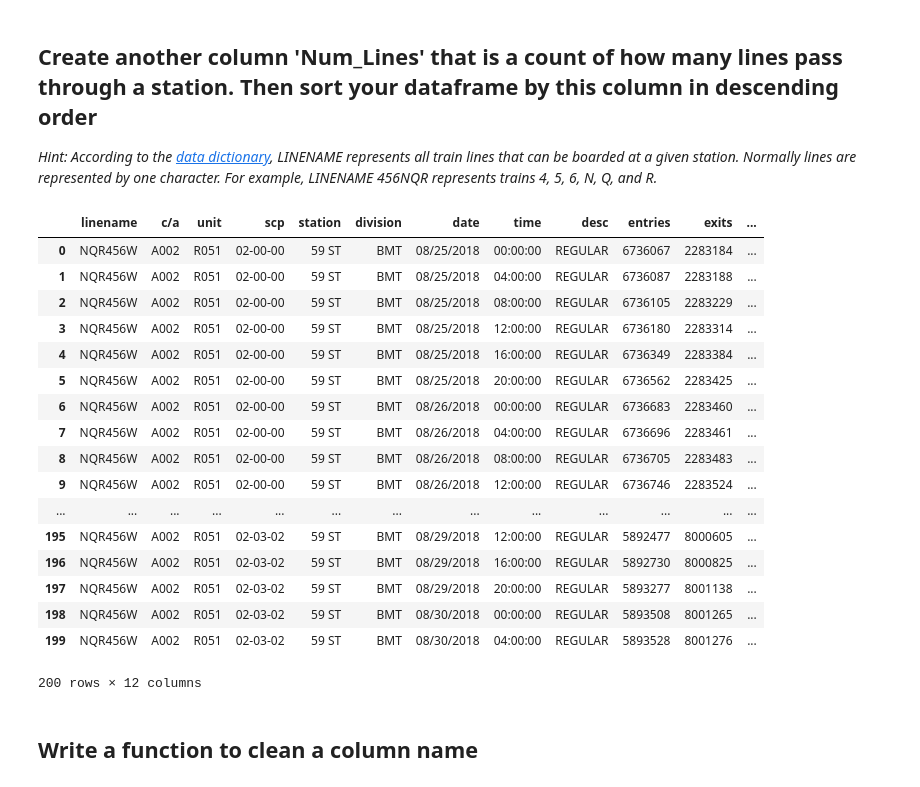
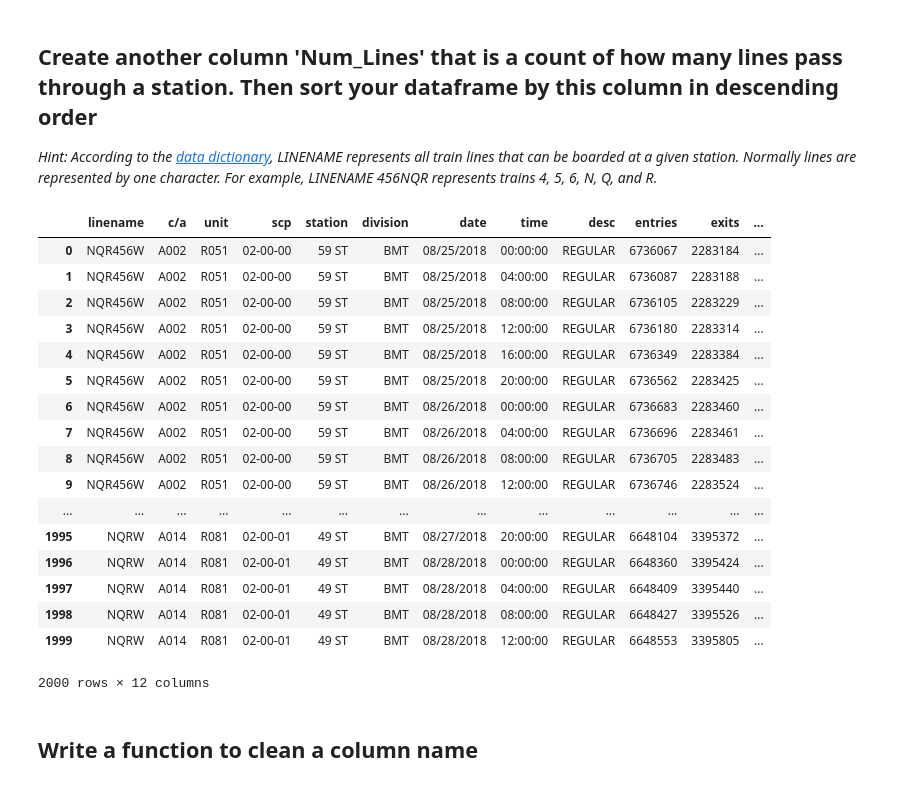
Before and after one commit to nic464/dsc-pandas-series-and-dataframes-lab-hsbc-ds-081319, a Jupyter notebook: index.ipynb, the cells around one changed output. Saved outputs shown, nothing was run; the diff lists cells and outputs as text; code cells hidden in the pictures.

```diff
--- a/index.ipynb
+++ b/index.ipynb
@@ -73,26 +73,26 @@ df.head()
 *Hint: According to the [data dictionary](http://web.mta.info/developers/resources/nyct/turnstile/ts_Field_Description.txt), LINENAME represents all train lines that can be boarded at a given station. Normally lines are represented by one character. For example, LINENAME 456NQR represents trains 4, 5, 6, N, Q, and R.*
 # %%
 df['Num_Lines'] = df['linename'].apply(lambda x: len(x))
-df.head(200)
+df.head(2000)
 # %% [output]
 |  | linename | c/a | unit | scp | station | division | date | time | desc | entries | exits | ... |
 | 0 | NQR456W | A002 | R051 | 02-00-00 | 59 ST | BMT | 08/25/2018 | 00:00:00 | REGULAR | 6736067 | 2283184 | ... |
 | 1 | NQR456W | A002 | R051 | 02-00-00 | 59 ST | BMT | 08/25/2018 | 04:00:00 | REGULAR | 6736087 | 2283188 | ... |
 | 2 | NQR456W | A002 | R051 | 02-00-00 | 59 ST | BMT | 08/25/2018 | 08:00:00 | REGULAR | 6736105 | 2283229 | ... |
 | 3 | NQR456W | A002 | R051 | 02-00-00 | 59 ST | BMT | 08/25/2018 | 12:00:00 | REGULAR | 6736180 | 2283314 | ... |
 | 4 | NQR456W | A002 | R051 | 02-00-00 | 59 ST | BMT | 08/25/2018 | 16:00:00 | REGULAR | 6736349 | 2283384 | ... |
 | 5 | NQR456W | A002 | R051 | 02-00-00 | 59 ST | BMT | 08/25/2018 | 20:00:00 | REGULAR | 6736562 | 2283425 | ... |
 | 6 | NQR456W | A002 | R051 | 02-00-00 | 59 ST | BMT | 08/26/2018 | 00:00:00 | REGULAR | 6736683 | 2283460 | ... |
 | 7 | NQR456W | A002 | R051 | 02-00-00 | 59 ST | BMT | 08/26/2018 | 04:00:00 | REGULAR | 6736696 | 2283461 | ... |
 | 8 | NQR456W | A002 | R051 | 02-00-00 | 59 ST | BMT | 08/26/2018 | 08:00:00 | REGULAR | 6736705 | 2283483 | ... |
 | 9 | NQR456W | A002 | R051 | 02-00-00 | 59 ST | BMT | 08/26/2018 | 12:00:00 | REGULAR | 6736746 | 2283524 | ... |
 | ... | ... | ... | ... | ... | ... | ... | ... | ... | ... | ... | ... | ... |
-| 195 | NQR456W | A002 | R051 | 02-03-02 | 59 ST | BMT | 08/29/2018 | 12:00:00 | REGULAR | 5892477 | 8000605 | ... |
-| 196 | NQR456W | A002 | R051 | 02-03-02 | 59 ST | BMT | 08/29/2018 | 16:00:00 | REGULAR | 5892730 | 8000825 | ... |
-| 197 | NQR456W | A002 | R051 | 02-03-02 | 59 ST | BMT | 08/29/2018 | 20:00:00 | REGULAR | 5893277 | 8001138 | ... |
-| 198 | NQR456W | A002 | R051 | 02-03-02 | 59 ST | BMT | 08/30/2018 | 00:00:00 | REGULAR | 5893508 | 8001265 | ... |
-| 199 | NQR456W | A002 | R051 | 02-03-02 | 59 ST | BMT | 08/30/2018 | 04:00:00 | REGULAR | 5893528 | 8001276 | ... |
+| 1995 | NQRW | A014 | R081 | 02-00-01 | 49 ST | BMT | 08/27/2018 | 20:00:00 | REGULAR | 6648104 | 3395372 | ... |
+| 1996 | NQRW | A014 | R081 | 02-00-01 | 49 ST | BMT | 08/28/2018 | 00:00:00 | REGULAR | 6648360 | 3395424 | ... |
+| 1997 | NQRW | A014 | R081 | 02-00-01 | 49 ST | BMT | 08/28/2018 | 04:00:00 | REGULAR | 6648409 | 3395440 | ... |
+| 1998 | NQRW | A014 | R081 | 02-00-01 | 49 ST | BMT | 08/28/2018 | 08:00:00 | REGULAR | 6648427 | 3395526 | ... |
+| 1999 | NQRW | A014 | R081 | 02-00-01 | 49 ST | BMT | 08/28/2018 | 12:00:00 | REGULAR | 6648553 | 3395805 | ... |
-200 rows × 12 columns
+2000 rows × 12 columns
 # %% [markdown]
 ## Write a function to clean a column name
 # %%
```
